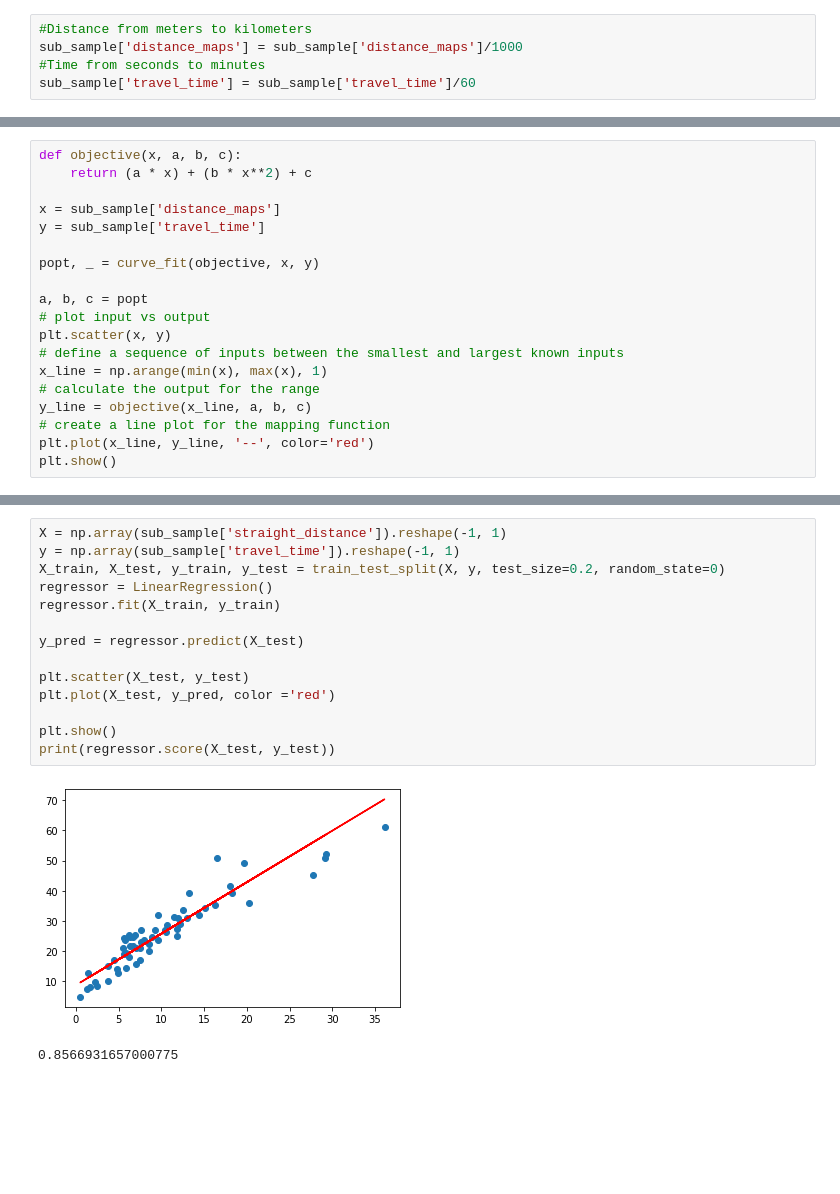
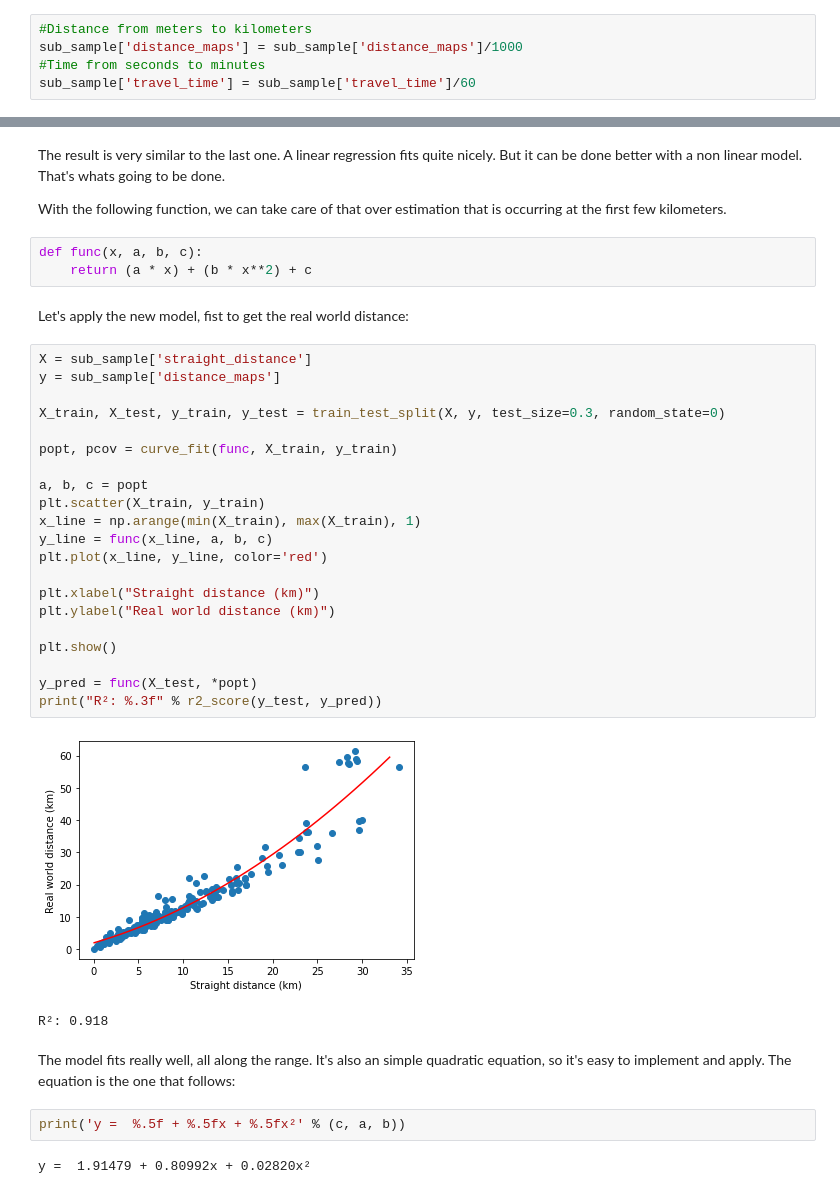
Before and after one commit to vdresch/StraightlineToRealworld_logisics, a Jupyter notebook: analysis.ipynb, the cells around one changed output, grey strips where cells are left out. Saved outputs shown, nothing was run; the diff lists cells and outputs as text; blank space fills up the shorter version.

Commit message:
Analysis is done.

```diff
--- a/analysis.ipynb
+++ b/analysis.ipynb
@@ -210,19 +224,0 @@ print(regressor.score(X_test, y_test))
-# %%
-def objective(x, a, b, c):
-	return (a * x) + (b * x**2) + c
-
-x = sub_sample['distance_maps']
-y = sub_sample['travel_time']
-
-popt, _ = curve_fit(objective, x, y)
-
-a, b, c = popt
-# plot input vs output
-plt.scatter(x, y)
-# define a sequence of inputs between the smallest and largest known inputs
-x_line = np.arange(min(x), max(x), 1)
-# calculate the output for the range
-y_line = objective(x_line, a, b, c)
-# create a line plot for the mapping function
-plt.plot(x_line, y_line, '--', color='red')
-plt.show()
@@ -231,17 +225,39 @@ plt.show()
-# %%
-X = np.array(sub_sample['straight_distance']).reshape(-1, 1)
-y = np.array(sub_sample['travel_time']).reshape(-1, 1)
-X_train, X_test, y_train, y_test = train_test_split(X, y, test_size=0.2, random_state=0)
-regressor = LinearRegression()
-regressor.fit(X_train, y_train)
-
-y_pred = regressor.predict(X_test)
-
-plt.scatter(X_test, y_test)
-plt.plot(X_test, y_pred, color ='red')
-
-plt.show()
-print(regressor.score(X_test, y_test))
-# %% [output]
-[figure, removed]
-0.8566931657000775
+# %% [markdown]
+The result is very similar to the last one. A linear regression fits quite nicely. But it can be done better with a non linear model. That's whats going to be done.
+
+With the following function, we can take care of that over estimation that is occurring at the first few kilometers.
+# %%
+def func(x, a, b, c):
+	return (a * x) + (b * x**2) + c
+# %% [markdown]
+Let's apply the new model, fist to get the real world distance:
+# %%
+X = sub_sample['straight_distance']
+y = sub_sample['distance_maps']
+
+X_train, X_test, y_train, y_test = train_test_split(X, y, test_size=0.3, random_state=0)
+
+popt, pcov = curve_fit(func, X_train, y_train)
+
+a, b, c = popt
+plt.scatter(X_train, y_train)
+x_line = np.arange(min(X_train), max(X_train), 1)
+y_line = func(x_line, a, b, c)
+plt.plot(x_line, y_line, color='red')
+
+plt.xlabel("Straight distance (km)")
+plt.ylabel("Real world distance (km)")
+
+plt.show()
+
+y_pred = func(X_test, *popt)
+print("R²: %.3f" % r2_score(y_test, y_pred))
+# %% [output]
+[figure, added]
+R²: 0.918
+# %% [markdown]
+The model fits really well, all along the range. It's also an simple quadratic equation, so it's easy to implement and apply. The equation is the one that follows:
+# %%
+print('y =  %.5f + %.5fx + %.5fx²' % (c, a, b))
+# %% [output]
+y =  1.91479 + 0.80992x + 0.02820x²
```
Also changed, not shown: parts of 33 cells of this notebook.
